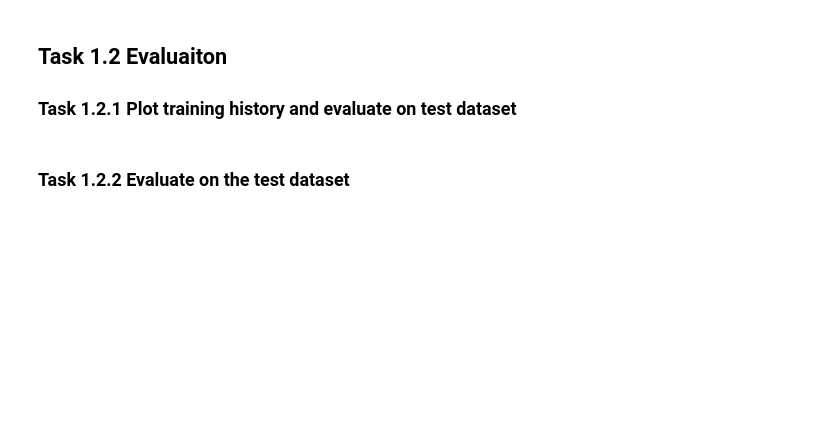
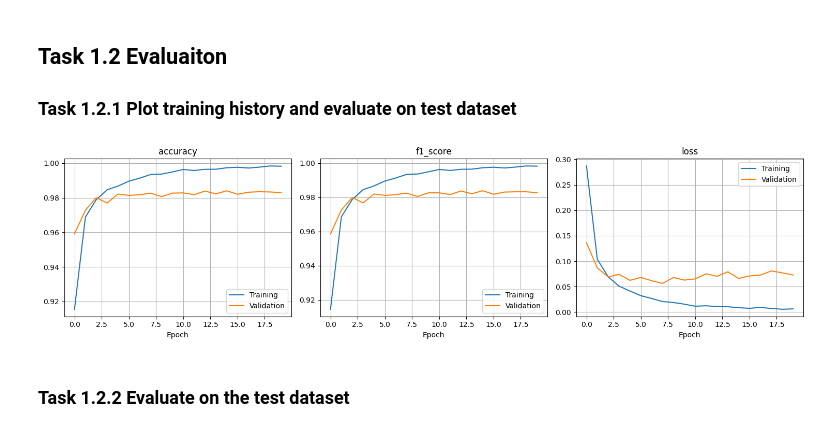
Before and after one commit to hskramstad00/DAT300, a Jupyter notebook: Assignments/CA2/CA2_CNN_Template_02.ipynb, the cells around one changed output. Drawn from its saved outputs; the diff is of its cells as text; code cells hidden in the pictures; blank space fills up the shorter version.

```diff
--- a/Assignments/CA2/CA2_CNN_Template_02.ipynb
+++ b/Assignments/CA2/CA2_CNN_Template_02.ipynb
@@ -145,3 +145,6 @@ y_test  = ks.utils.to_categorical(y_test, len(np.unique(y_test)))
 * `tf.keras.losses.CategoricalCrossentropy` loss function
 * the `adam` optimizer
 * with the `accuracy` metric and (your own implementation of the) F1-score metric.
+# %%
+# import f1-score
+f1score = ks.metrics.F1Score(average='macro', name='f1_score')
@@ -152,3 +196,14 @@ Train the network with a
 * batch size of 64 samples
 * for 20 epochs
 * 1/8 validation split
+# %%
+# don't need to specify batch size
+model.build(input_shape=(None, 28, 28, 1))
+
+model.compile(
+    optimizer=ks.optimizers.Adam(),
+    loss= ks.losses.CategoricalCrossentropy(),
+    metrics= ['accuracy', f1score]
+)
+
+model.summary()
@@ -154,0 +235,2 @@ Train the network with a
+# %%
+history = model.fit(X_train, y_train, batch_size=64, epochs=20, validation_split=1/8)
@@ -155,5 +255,9 @@ Train the network with a
 # %% [markdown]
 ## Task 1.2 Evaluaiton
 ### Task 1.2.1 Plot training history and evaluate on test dataset
+# %%
+plot_training_history(history)
+# %% [output]
+[figure, added]
 # %% [markdown]
 ### Task 1.2.2 Evaluate on the test dataset
```
Also changed, not shown: parts of 4 cells of this notebook.
